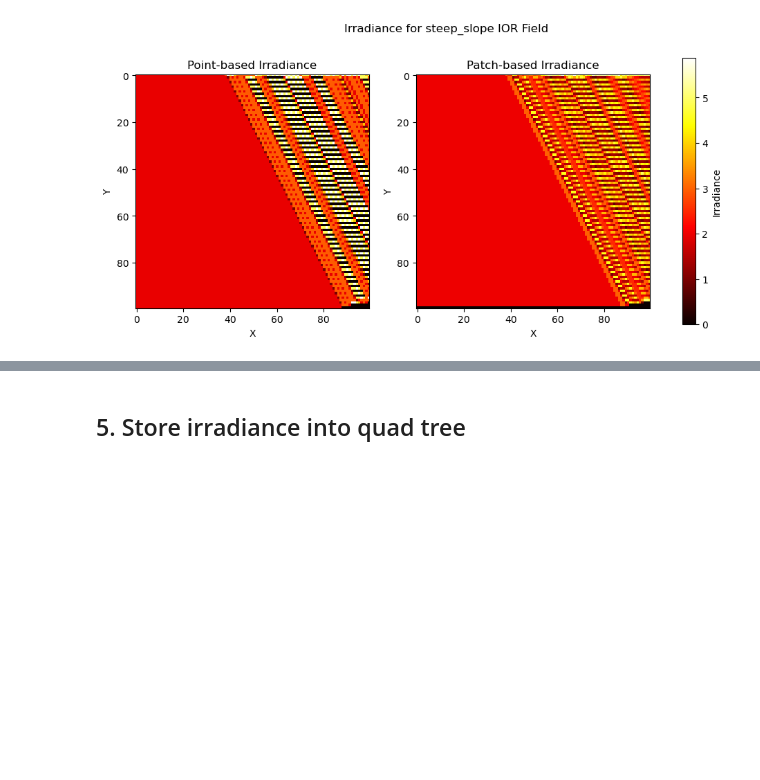
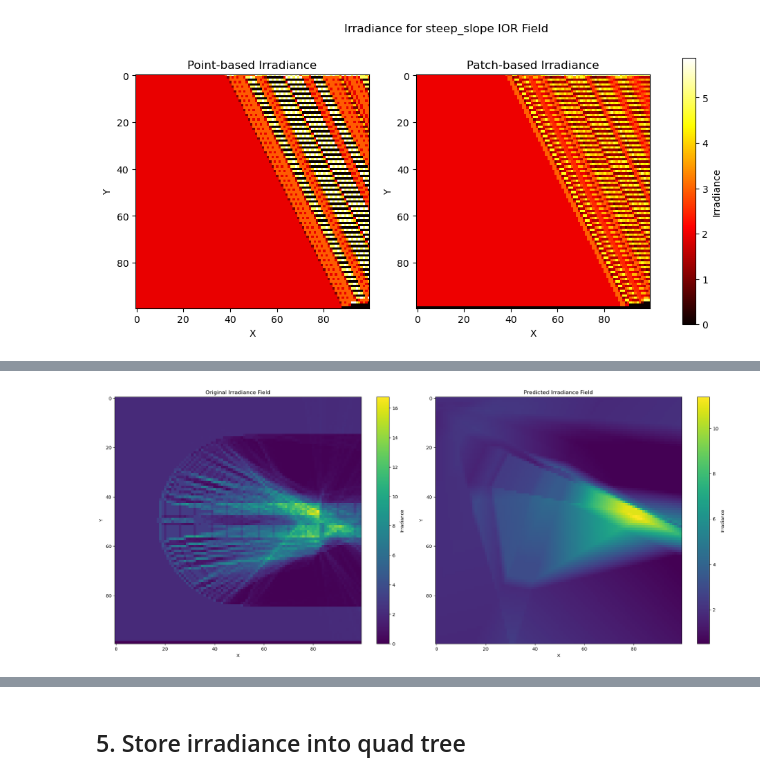
Before and after one commit to swirling-wind/demo-eikonal, a Jupyter notebook: wavefront_propagation.ipynb, the cells around one changed output, grey strips where cells are left out. Drawn from its saved outputs; the diff is of its cells as text; code cells hidden in the pictures; blank space fills up the shorter version.

```diff
--- a/wavefront_propagation.ipynb
+++ b/wavefront_propagation.ipynb
@@ -380,0 +397,14 @@ for key, value in ior_field_dict.items():
+# %%
+tester = 'convex_lens'
+ior_field_dict[tester]['irradiance'].shape
+irradiance = ior_field_dict[tester]['irradiance']
+# %%
+x = np.arange(100)
+y = np.arange(100)
+X, Y = np.meshgrid(x, y)
+inputs = np.stack((X, Y), axis=-1).reshape(-1, 2)
+targets = irradiance.flatten()
+
+# 转换为PyTorch张量
+inputs = torch.tensor(inputs, dtype=torch.float32).to(device)
+targets = torch.tensor(targets, dtype=torch.float32).to(device)
@@ -380,0 +473,35 @@ for key, value in ior_field_dict.items():
+# %%
+def generate_irradiance_field(size=100):
+    x = np.arange(size)
+    y = np.arange(size)
+    X, Y = np.meshgrid(x, y)
+    coords = np.stack((X, Y), axis=-1).reshape(-1, 2)
+
+    with torch.no_grad():
+        inputs = torch.tensor(coords, dtype=torch.float32).to(device)
+        predictions = model(inputs).cpu().numpy()
+
+    return predictions.reshape(size, size)
+
+# 生成和可视化irradiance场
+predicted_irradiance = generate_irradiance_field(100)
+
+plt.figure(figsize=(20, 8))
+plt.subplot(1, 2, 1)
+plt.imshow(irradiance, cmap='viridis')
+plt.colorbar(label='Irradiance')
+plt.title('Original Irradiance Field')
+plt.xlabel('X')
+plt.ylabel('Y')
+
+plt.subplot(1, 2, 2)
+plt.imshow(predicted_irradiance, cmap='viridis')
+plt.colorbar(label='Irradiance')
+plt.title('Predicted Irradiance Field')
+plt.xlabel('X')
+plt.ylabel('Y')
+
+plt.tight_layout()
+plt.show()
+# %% [output]
+[figure, added]
```
Also changed, not shown: parts of 8 cells of this notebook.
